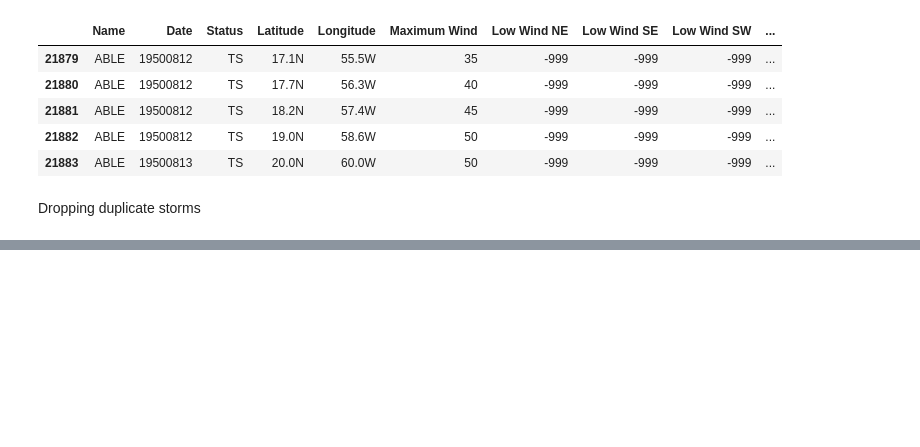
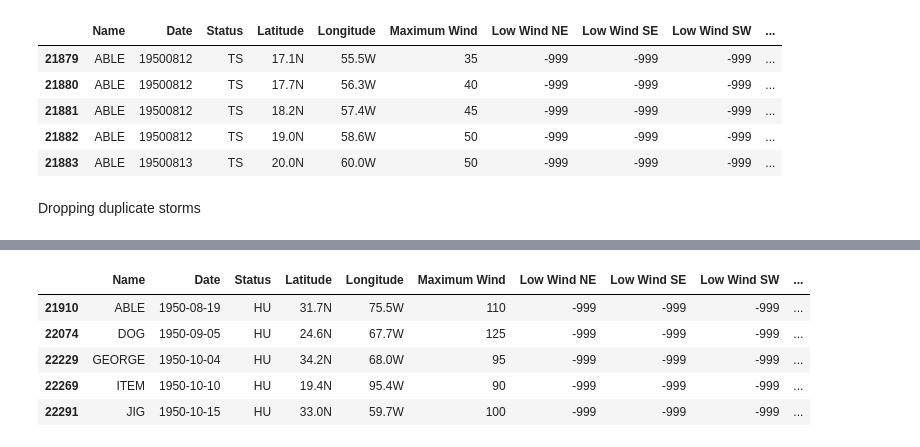
Before and after one commit to DanielBrechner/hurrdat_co2, a Jupyter notebook: atlantic_hurricanes.ipynb, the cells around one changed output, grey strips where cells are left out. Saved outputs shown, nothing was run; the diff lists cells and outputs as text; code cells hidden in the pictures; blank space fills up the shorter version.

```diff
--- a/atlantic_hurricanes.ipynb
+++ b/atlantic_hurricanes.ipynb
@@ -77,0 +78,10 @@ atlantic_df
+# %%
+atlantic_df = atlantic_df.sort_values(by="Date", ascending=True)
+atlantic_df.head()
+# %% [output]
+|  | Name | Date | Status | Latitude | Longitude | Maximum Wind | Low Wind NE | Low Wind SE | Low Wind SW | ... |
+| 21910 | ABLE | 1950-08-19 | HU | 31.7N | 75.5W | 110 | -999 | -999 | -999 | ... |
+| 22074 | DOG | 1950-09-05 | HU | 24.6N | 67.7W | 125 | -999 | -999 | -999 | ... |
+| 22229 | GEORGE | 1950-10-04 | HU | 34.2N | 68.0W | 95 | -999 | -999 | -999 | ... |
+| 22269 | ITEM | 1950-10-10 | HU | 19.4N | 95.4W | 90 | -999 | -999 | -999 | ... |
+| 22291 | JIG | 1950-10-15 | HU | 33.0N | 59.7W | 100 | -999 | -999 | -999 | ... |
```
Also changed, not shown: parts of 3 cells of this notebook.
